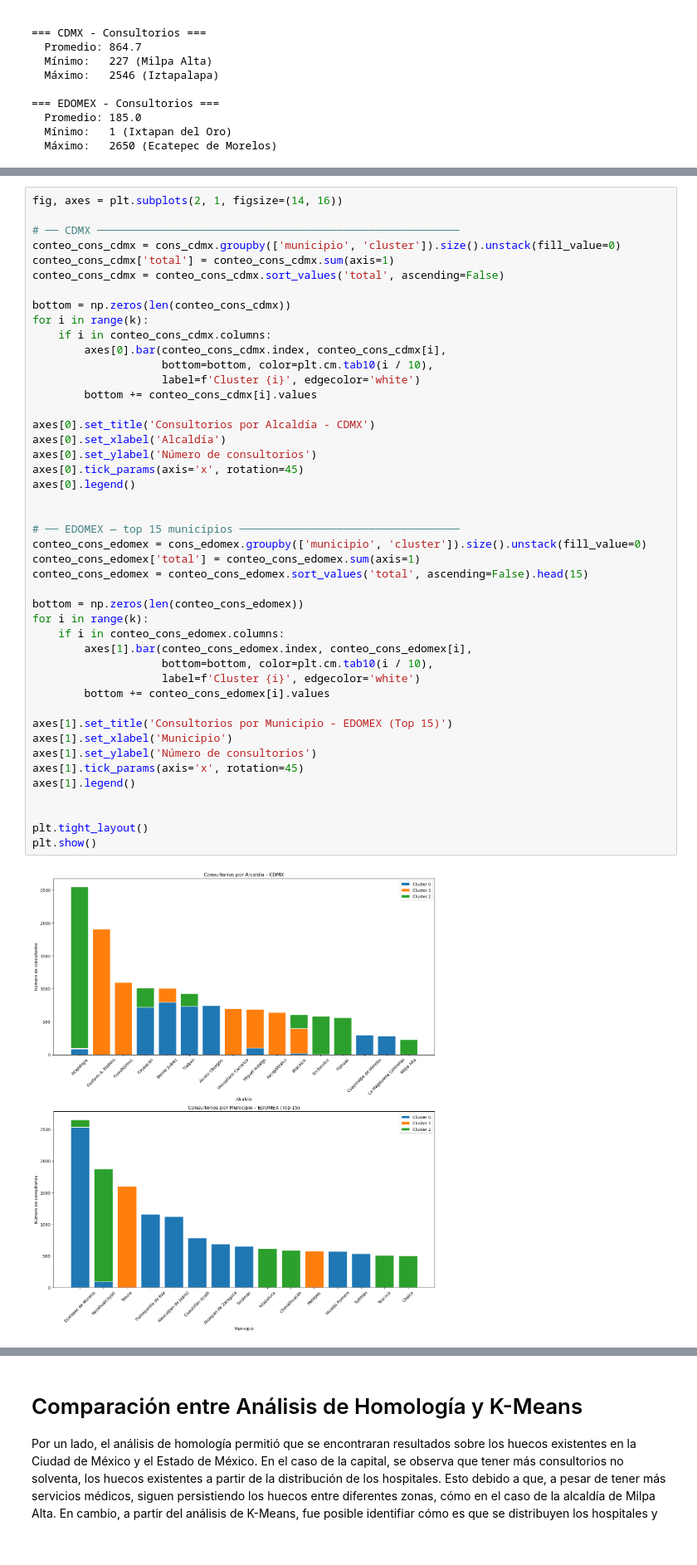
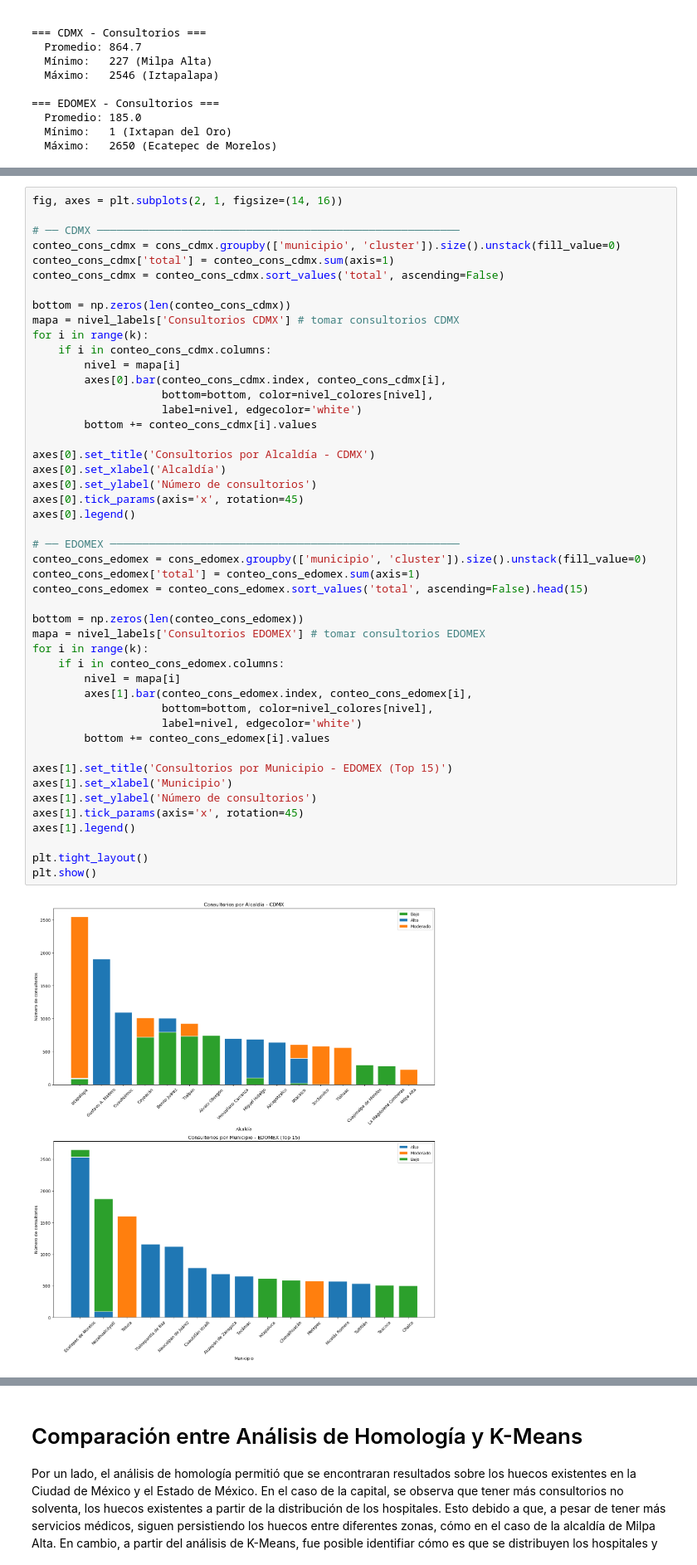
Before and after one commit to A01659576/An-lisis-de-Datos-econ-micos-Geolocalizados-utilizando-Persistencia-Homol-gica, a Jupyter notebook: RetoTopologia62.ipynb, the cells around one changed output, grey strips where cells are left out. Shown at 83% size. Drawn from its saved outputs; the diff is of its cells as text.

```diff
--- a/RetoTopologia62.ipynb
+++ b/RetoTopologia62.ipynb
@@ -1620,44 +1656,46 @@ conteo_cons_cdmx['total'] = conteo_cons_cdmx.sum(axis=1)
 conteo_cons_cdmx = conteo_cons_cdmx.sort_values('total', ascending=False)
 
 bottom = np.zeros(len(conteo_cons_cdmx))
+mapa = nivel_labels['Consultorios CDMX'] # tomar consultorios CDMX
 for i in range(k):
     if i in conteo_cons_cdmx.columns:
+        nivel = mapa[i]
         axes[0].bar(conteo_cons_cdmx.index, conteo_cons_cdmx[i],
-                    bottom=bottom, color=plt.cm.tab10(i / 10),
-                    label=f'Cluster {i}', edgecolor='white')
+                    bottom=bottom, color=nivel_colores[nivel],
+                    label=nivel, edgecolor='white')
         bottom += conteo_cons_cdmx[i].values
 
 axes[0].set_title('Consultorios por Alcaldía - CDMX')
 axes[0].set_xlabel('Alcaldía')
 axes[0].set_ylabel('Número de consultorios')
 axes[0].tick_params(axis='x', rotation=45)
 axes[0].legend()
 
-
-# ── EDOMEX — top 15 municipios ──────────────────────────────────
+# ── EDOMEX ──────────────────────────────────────────────────────
 conteo_cons_edomex = cons_edomex.groupby(['municipio', 'cluster']).size().unstack(fill_value=0)
 conteo_cons_edomex['total'] = conteo_cons_edomex.sum(axis=1)
 conteo_cons_edomex = conteo_cons_edomex.sort_values('total', ascending=False).head(15)
 
 bottom = np.zeros(len(conteo_cons_edomex))
+mapa = nivel_labels['Consultorios EDOMEX'] # tomar consultorios EDOMEX
 for i in range(k):
     if i in conteo_cons_edomex.columns:
+        nivel = mapa[i]
         axes[1].bar(conteo_cons_edomex.index, conteo_cons_edomex[i],
-                    bottom=bottom, color=plt.cm.tab10(i / 10),
-                    label=f'Cluster {i}', edgecolor='white')
+                    bottom=bottom, color=nivel_colores[nivel],
+                    label=nivel, edgecolor='white')
         bottom += conteo_cons_edomex[i].values
 
 axes[1].set_title('Consultorios por Municipio - EDOMEX (Top 15)')
 axes[1].set_xlabel('Municipio')
 axes[1].set_ylabel('Número de consultorios')
 axes[1].tick_params(axis='x', rotation=45)
 axes[1].legend()
 
-
 plt.tight_layout()
 plt.show()
 # %% [output]
-[figure, old version]
+[figure, new version]
 # %% [markdown]
 **Hospitales**
 
```
Also changed, not shown: parts of 6 cells of this notebook.
